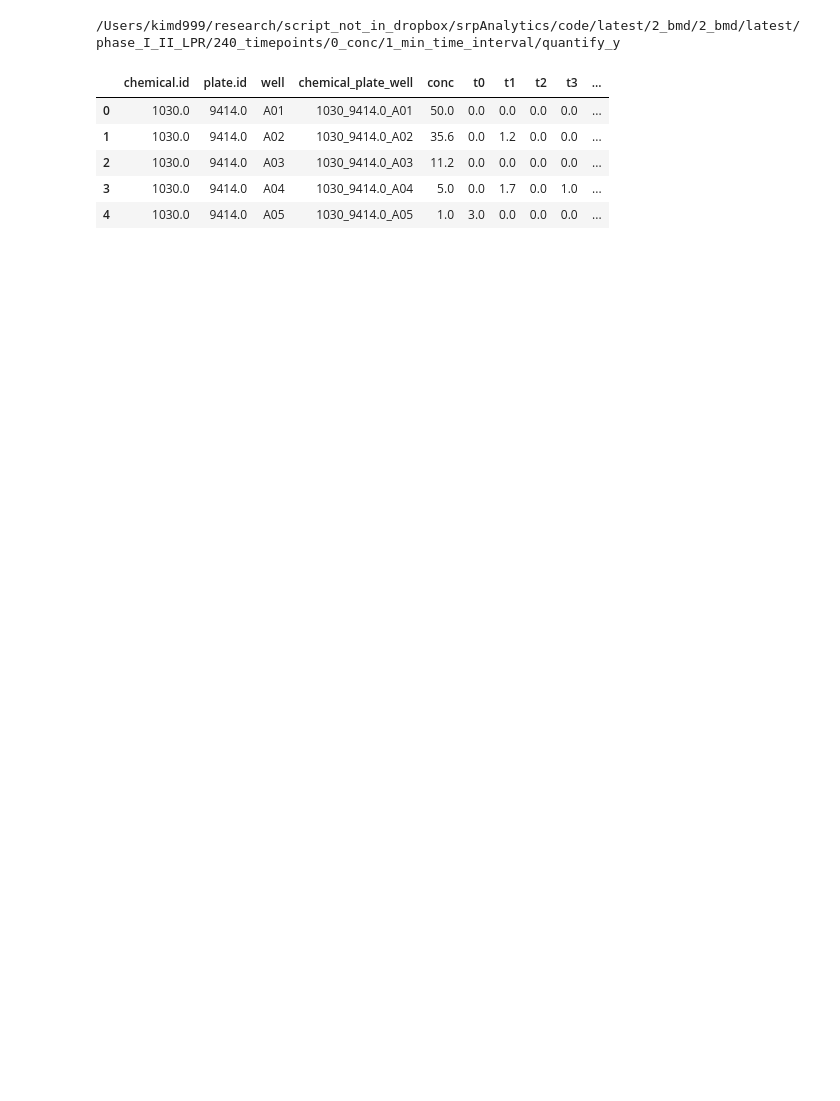
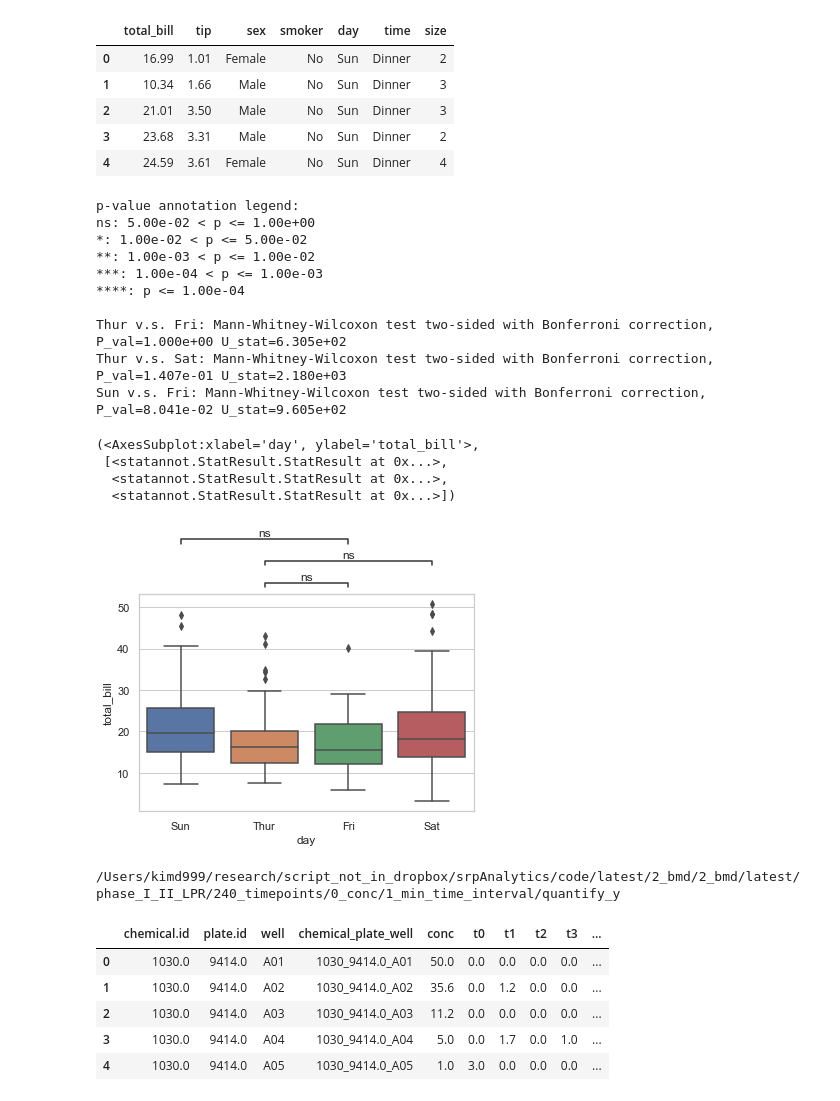
Before and after one commit to PNNL-CompBio/srpAnalytics, a Jupyter notebook: code/latest/2_bmd/2_bmd/latest/phase_I_II_LPR/240_timepoints/0_conc/1_min_time_interval/quantify_y/phase_I_II_LPR_0_conc_1_min_wide2dicho_t0_t239_for_y.ipynb, the cells around one changed output. Cells and saved outputs as stored; diff of their text form; code cells hidden in the pictures; blank space fills up the shorter version.

```diff
--- a/code/latest/2_bmd/2_bmd/latest/phase_I_II_LPR/240_timepoints/0_conc/1_min_time_interval/quantify_y/phase_I_II_LPR_0_conc_1_min_wide2dicho_t0_t239_for_y.ipynb
+++ b/code/latest/2_bmd/2_bmd/latest/phase_I_II_LPR/240_timepoints/0_conc/1_min_time_interval/quantify_y/phase_I_II_LPR_0_conc_1_min_wide2dicho_t0_t239_for_y.ipynb
@@ -24,6 +28,40 @@ util_path = os.path.join(code_location[:index_of_latest], "latest", "util")
 '''
 
 sys.path.insert(0, util_path)
+# %%
+sns.set(style="whitegrid")
+df = sns.load_dataset("tips")
+display(df.head())
+
+x = "day"
+y = "total_bill"
+order = ['Sun', 'Thur', 'Fri', 'Sat']
+ax = sns.boxplot(data=df, x=x, y=y, order=order)
+add_stat_annotation(ax, data=df, x=x, y=y, order=order,
+                    box_pairs=[("Thur", "Fri"), ("Thur", "Sat"), ("Fri", "Sun")],
+                    test='Mann-Whitney', text_format='star', loc='outside', verbose=2)
+# %% [output]
+|  | total_bill | tip | sex | smoker | day | time | size |
+| 0 | 16.99 | 1.01 | Female | No | Sun | Dinner | 2 |
+| 1 | 10.34 | 1.66 | Male | No | Sun | Dinner | 3 |
+| 2 | 21.01 | 3.50 | Male | No | Sun | Dinner | 3 |
+| 3 | 23.68 | 3.31 | Male | No | Sun | Dinner | 2 |
+| 4 | 24.59 | 3.61 | Female | No | Sun | Dinner | 4 |
+p-value annotation legend:
+ns: 5.00e-02 < p <= 1.00e+00
+*: 1.00e-02 < p <= 5.00e-02
+**: 1.00e-03 < p <= 1.00e-02
+***: 1.00e-04 < p <= 1.00e-03
+****: p <= 1.00e-04
+
+Thur v.s. Fri: Mann-Whitney-Wilcoxon test two-sided with Bonferroni correction, P_val=1.000e+00 U_stat=6.305e+02
+Thur v.s. Sat: Mann-Whitney-Wilcoxon test two-sided with Bonferroni correction, P_val=1.407e-01 U_stat=2.180e+03
+Sun v.s. Fri: Mann-Whitney-Wilcoxon test two-sided with Bonferroni correction, P_val=8.041e-02 U_stat=9.605e+02
+(<AxesSubplot:xlabel='day', ylabel='total_bill'>,
+ [<statannot.StatResult.StatResult at 0x...>,
+  <statannot.StatResult.StatResult at 0x...>,
+  <statannot.StatResult.StatResult at 0x...>])
+[figure, added]
 # %%
 starting_dir = os.getcwd()
 print (starting_dir)
```
Also changed, not shown: parts of 26 cells of this notebook, 7 other files.
